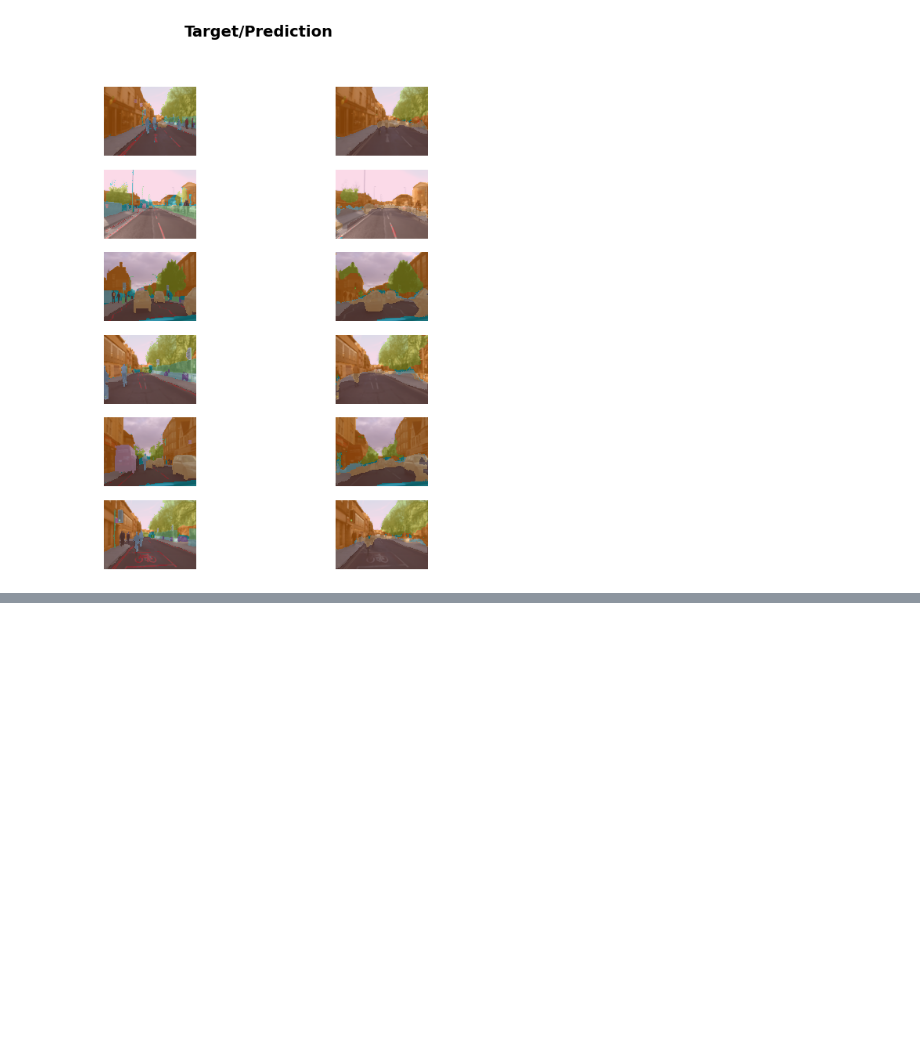
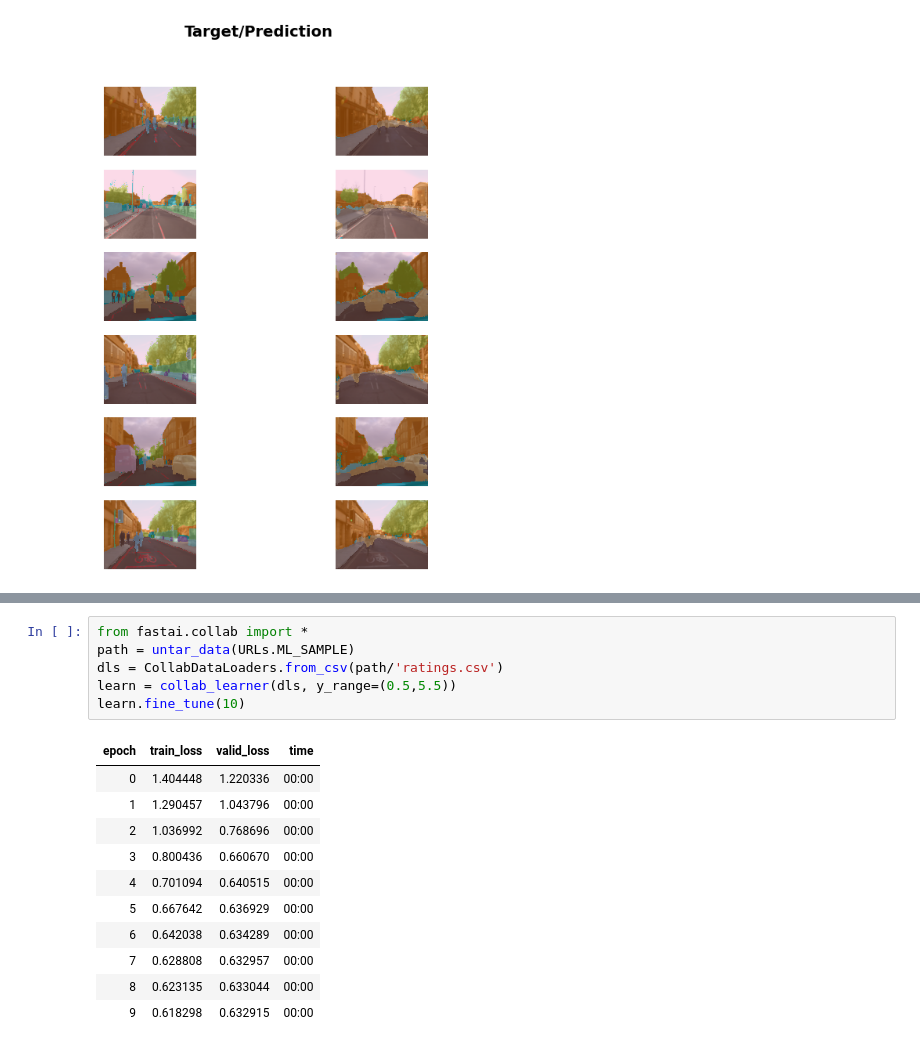
Before and after one commit to mendhak/fastai_lessons, a Jupyter notebook: 001_bird_or_not.ipynb, the cells around one changed output, grey strips where cells are left out. Cells and saved outputs as stored; diff of their text form; blank space fills up the shorter version.

```diff
--- a/001_bird_or_not.ipynb
+++ b/001_bird_or_not.ipynb
@@ -184,0 +210,18 @@ learn.show_results(max_n=6, figsize=(7,8))
+# %%
+from fastai.collab import *
+path = untar_data(URLs.ML_SAMPLE)
+dls = CollabDataLoaders.from_csv(path/'ratings.csv')
+learn = collab_learner(dls, y_range=(0.5,5.5))
+learn.fine_tune(10)
+# %% [output]
+| epoch | train_loss | valid_loss | time |
+| 0 | 1.404448 | 1.220336 | 00:00 |
+| 1 | 1.290457 | 1.043796 | 00:00 |
+| 2 | 1.036992 | 0.768696 | 00:00 |
+| 3 | 0.800436 | 0.660670 | 00:00 |
+| 4 | 0.701094 | 0.640515 | 00:00 |
+| 5 | 0.667642 | 0.636929 | 00:00 |
+| 6 | 0.642038 | 0.634289 | 00:00 |
+| 7 | 0.628808 | 0.632957 | 00:00 |
+| 8 | 0.623135 | 0.633044 | 00:00 |
+| 9 | 0.618298 | 0.632915 | 00:00 |
```
Also changed, not shown: parts of 4 cells of this notebook.
